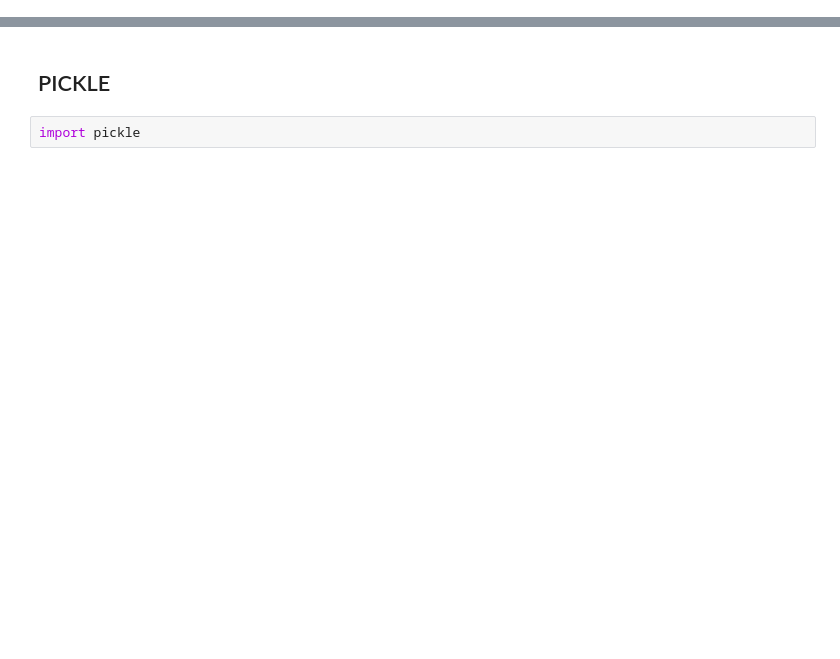
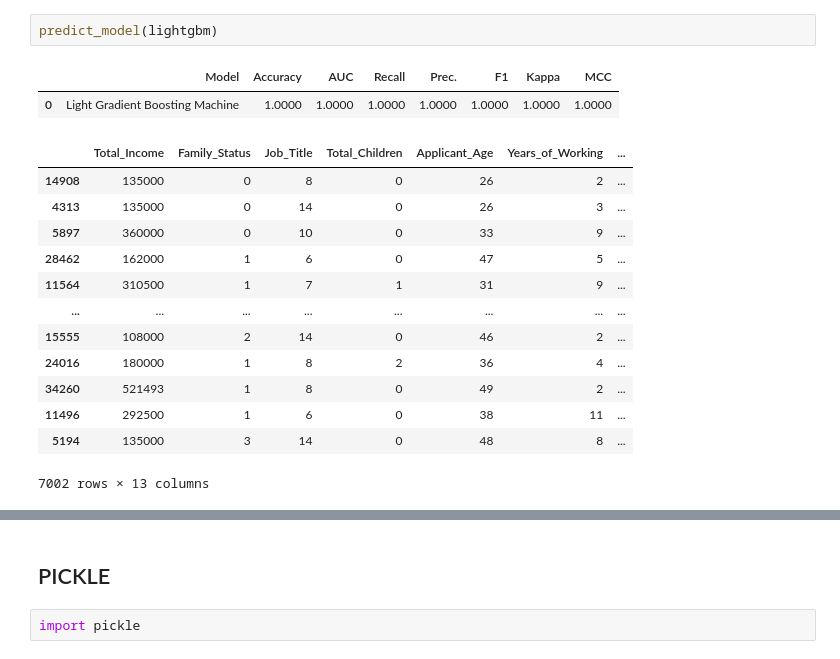
Before and after one commit to dastijaswanthreddy/Chit-Fund, a Jupyter notebook: Model.ipynb, the cells around one changed output, grey strips where cells are left out. Drawn from its saved outputs; the diff is of its cells as text; blank space fills up the shorter version.

```diff
--- a/Model.ipynb
+++ b/Model.ipynb
@@ -98,0 +307,18 @@ x_smote
+# %%
+predict_model(lightgbm)
+# %% [output]
+|  | Model | Accuracy | AUC | Recall | Prec. | F1 | Kappa | MCC |
+| 0 | Light Gradient Boosting Machine | 1.0000 | 1.0000 | 1.0000 | 1.0000 | 1.0000 | 1.0000 | 1.0000 |
+|  | Total_Income | Family_Status | Job_Title | Total_Children | Applicant_Age | Years_of_Working | ... |
+| 14908 | 135000 | 0 | 8 | 0 | 26 | 2 | ... |
+| 4313 | 135000 | 0 | 14 | 0 | 26 | 3 | ... |
+| 5897 | 360000 | 0 | 10 | 0 | 33 | 9 | ... |
+| 28462 | 162000 | 1 | 6 | 0 | 47 | 5 | ... |
+| 11564 | 310500 | 1 | 7 | 1 | 31 | 9 | ... |
+| ... | ... | ... | ... | ... | ... | ... | ... |
+| 15555 | 108000 | 2 | 14 | 0 | 46 | 2 | ... |
+| 24016 | 180000 | 1 | 8 | 2 | 36 | 4 | ... |
+| 34260 | 521493 | 1 | 8 | 0 | 49 | 2 | ... |
+| 11496 | 292500 | 1 | 6 | 0 | 38 | 11 | ... |
+| 5194 | 135000 | 3 | 14 | 0 | 48 | 8 | ... |
+7002 rows × 13 columns
```
Also changed, not shown: parts of 45 cells of this notebook, 2 other files.
